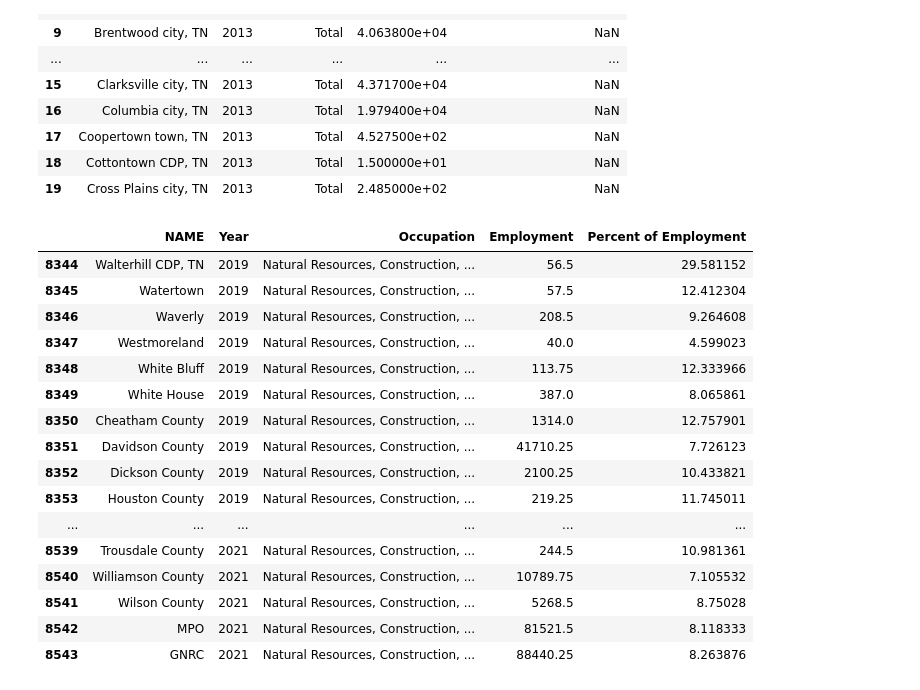
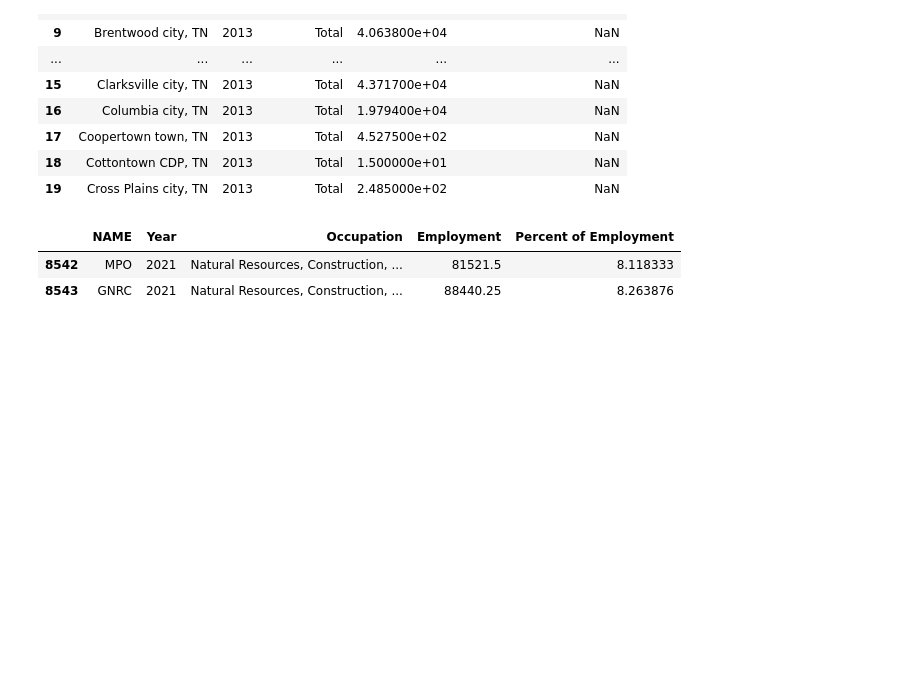
Before and after one commit to Greater-Nashville-Regional-Council/GNRC-Data-Integration, a Jupyter notebook: Notebooks/2. Download Formatting & Transformations/JobsEQ Comp Plan Formatting High Level (Roughly 2 Dig) Occupational Employment Time Series.ipynb, the cells around one changed output. Drawn from its saved outputs; the diff is of its cells as text; code cells hidden in the pictures; blank space fills up the shorter version.

```diff
--- a/Notebooks/2. Data Download Formatting/JobsEQ Comp Plan Formatting High Level (Roughly 2 Dig) Occupational Employment Time Series.ipynb
+++ b/Notebooks/2. Download Formatting & Transformations/JobsEQ Comp Plan Formatting High Level (Roughly 2 Dig) Occupational Employment Time Series.ipynb
@@ -238,23 +238,9 @@ df = df.rename(columns = {'Adams city, TN': 'Adams', 'Ashland City town, TN': 'A
 df = df.transpose()
 df = df.reset_index()
 # %%
-df.tail(200)
+df.tail(2)
 # %% [output]
 |  | NAME | Year | Occupation | Employment | Percent of Employment |
-| 8344 | Walterhill CDP, TN | 2019 | Natural Resources, Construction, ... | 56.5 | 29.581152 |
-| 8345 | Watertown | 2019 | Natural Resources, Construction, ... | 57.5 | 12.412304 |
-| 8346 | Waverly | 2019 | Natural Resources, Construction, ... | 208.5 | 9.264608 |
-| 8347 | Westmoreland | 2019 | Natural Resources, Construction, ... | 40.0 | 4.599023 |
-| 8348 | White Bluff | 2019 | Natural Resources, Construction, ... | 113.75 | 12.333966 |
-| 8349 | White House | 2019 | Natural Resources, Construction, ... | 387.0 | 8.065861 |
-| 8350 | Cheatham County | 2019 | Natural Resources, Construction, ... | 1314.0 | 12.757901 |
-| 8351 | Davidson County | 2019 | Natural Resources, Construction, ... | 41710.25 | 7.726123 |
-| 8352 | Dickson County | 2019 | Natural Resources, Construction, ... | 2100.25 | 10.433821 |
-| 8353 | Houston County | 2019 | Natural Resources, Construction, ... | 219.25 | 11.745011 |
-| ... | ... | ... | ... | ... | ... |
-| 8539 | Trousdale County | 2021 | Natural Resources, Construction, ... | 244.5 | 10.981361 |
-| 8540 | Williamson County | 2021 | Natural Resources, Construction, ... | 10789.75 | 7.105532 |
-| 8541 | Wilson County | 2021 | Natural Resources, Construction, ... | 5268.5 | 8.75028 |
 | 8542 | MPO | 2021 | Natural Resources, Construction, ... | 81521.5 | 8.118333 |
 | 8543 | GNRC | 2021 | Natural Resources, Construction, ... | 88440.25 | 8.263876 |
 # %%
```
Also changed, not shown: parts of 2 cells of this notebook, 15 other files.
